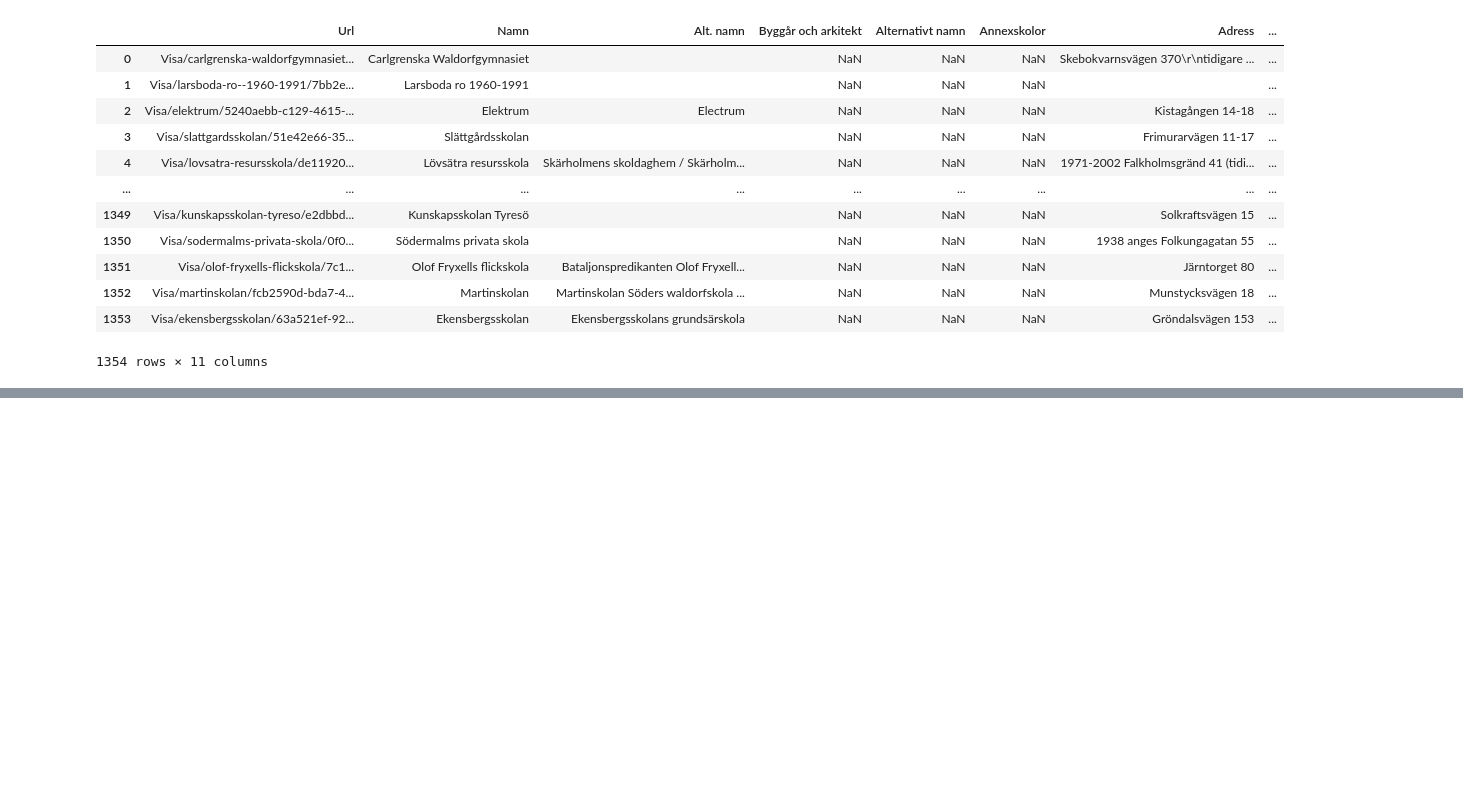
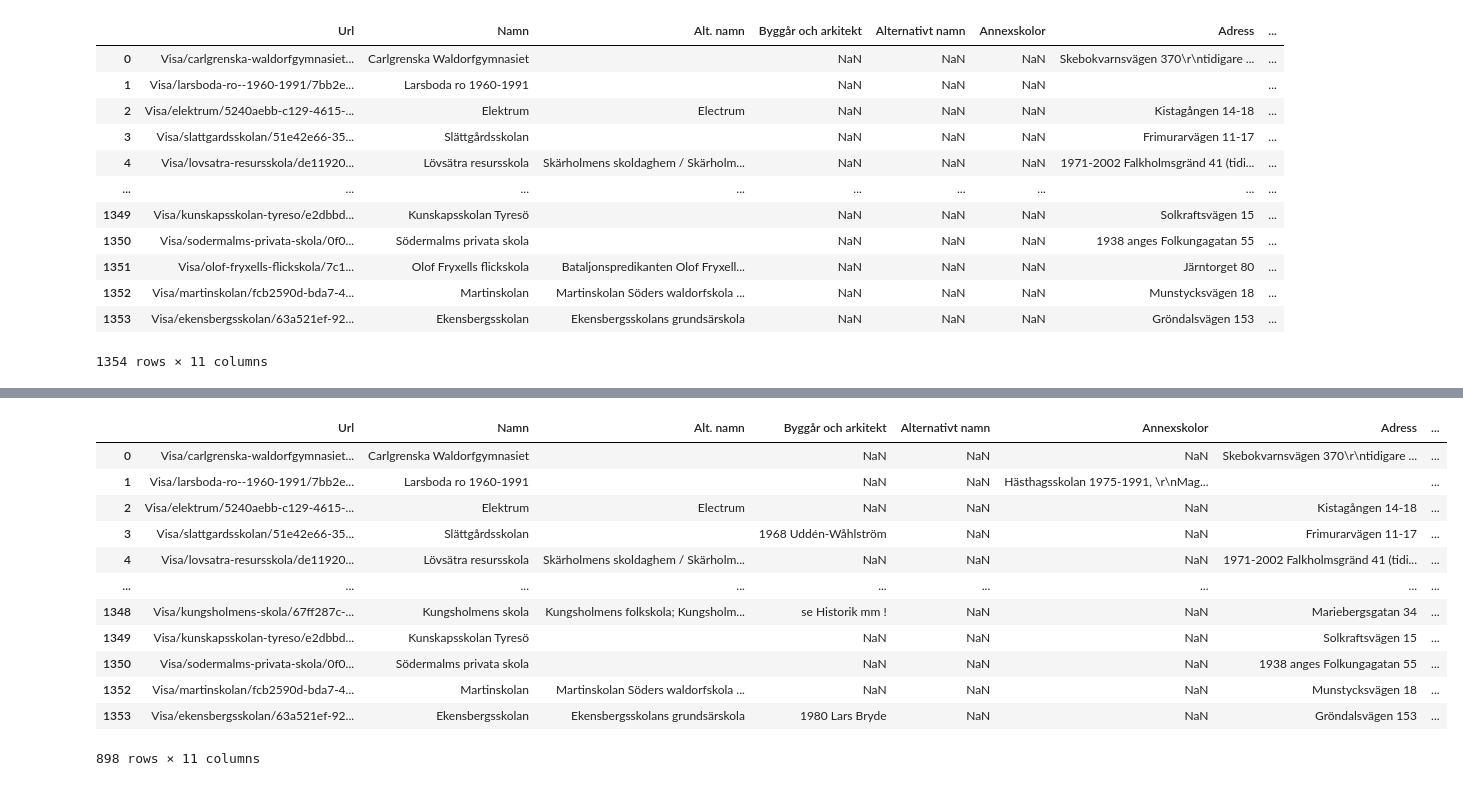
Before and after one commit to perrohdin/Bildhistoria-Masterdata-och-Wikidata, a Jupyter notebook: Notebook/Skolregistret Stockholms stadsarkiv.ipynb, the cells around one changed output, grey strips where cells are left out. Drawn from its saved outputs; the diff is of its cells as text; code cells hidden in the pictures; blank space fills up the shorter version.

```diff
--- a/Notebook/Skolregistret Stockholms stadsarkiv.ipynb
+++ b/Notebook/Skolregistret Stockholms stadsarkiv.ipynb
@@ -110,0 +189,17 @@ dfTot.to_csv("SkolregistretStockholmsStadsarkiv_small.csv",
+# %%
+# Find columns with an Archive id SSA/
+dfTot[dfTot["Arkiv på Stadsarkivet"].str.contains("SSA/",na=False)]
+# %% [output]
+|  | Url | Namn | Alt. namn | Byggår och arkitekt | Alternativt namn | Annexskolor | Adress | ... |
+| 0 | Visa/carlgrenska-waldorfgymnasiet... | Carlgrenska Waldorfgymnasiet |  | NaN | NaN | NaN | Skebokvarnsvägen 370\r\ntidigare ... | ... |
+| 1 | Visa/larsboda-ro--1960-1991/7bb2e... | Larsboda ro 1960-1991 |  | NaN | NaN | Hästhagsskolan 1975-1991, \r\nMag... |  | ... |
+| 2 | Visa/elektrum/5240aebb-c129-4615-... | Elektrum | Electrum | NaN | NaN | NaN | Kistagången 14-18 | ... |
+| 3 | Visa/slattgardsskolan/51e42e66-35... | Slättgårdsskolan |  | 1968 Uddén-Wåhlström | NaN | NaN | Frimurarvägen 11-17 | ... |
+| 4 | Visa/lovsatra-resursskola/de11920... | Lövsätra resursskola | Skärholmens skoldaghem / Skärholm... | NaN | NaN | NaN | 1971-2002 Falkholmsgränd 41 (tidi... | ... |
+| ... | ... | ... | ... | ... | ... | ... | ... | ... |
+| 1348 | Visa/kungsholmens-skola/67ff287c-... | Kungsholmens skola | Kungsholmens folkskola; Kungsholm... | se Historik mm ! | NaN | NaN | Mariebergsgatan 34 | ... |
+| 1349 | Visa/kunskapsskolan-tyreso/e2dbbd... | Kunskapsskolan Tyresö |  | NaN | NaN | NaN | Solkraftsvägen 15 | ... |
+| 1350 | Visa/sodermalms-privata-skola/0f0... | Södermalms privata skola |  | NaN | NaN | NaN | 1938 anges Folkungagatan 55 | ... |
+| 1352 | Visa/martinskolan/fcb2590d-bda7-4... | Martinskolan | Martinskolan Söders waldorfskola ... | NaN | NaN | NaN | Munstycksvägen 18 | ... |
+| 1353 | Visa/ekensbergsskolan/63a521ef-92... | Ekensbergsskolan | Ekensbergsskolans grundsärskola | 1980 Lars Bryde | NaN | NaN | Gröndalsvägen 153 | ... |
+898 rows × 11 columns
```
Also changed, not shown: parts of 12 cells of this notebook, 2 other files.
